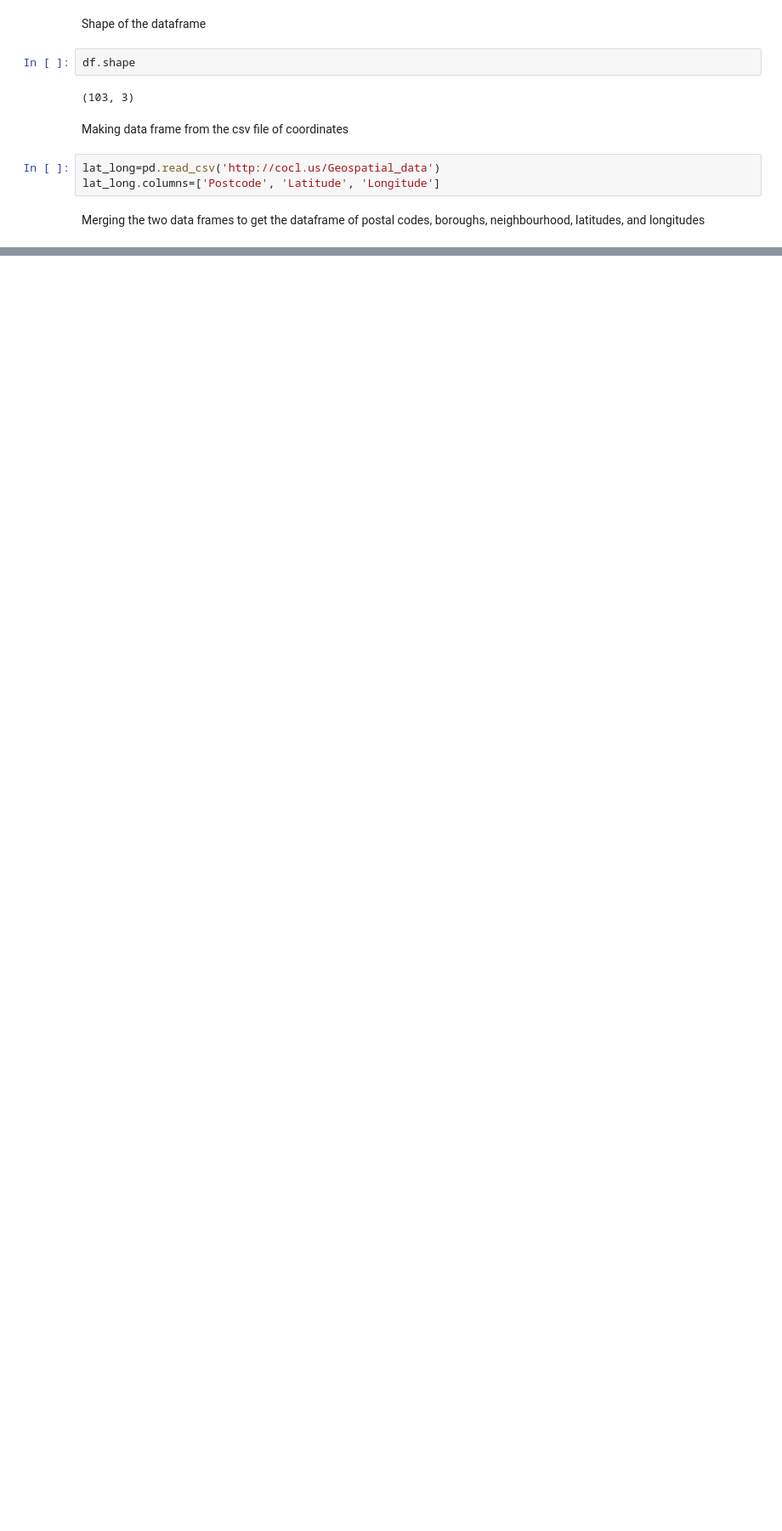
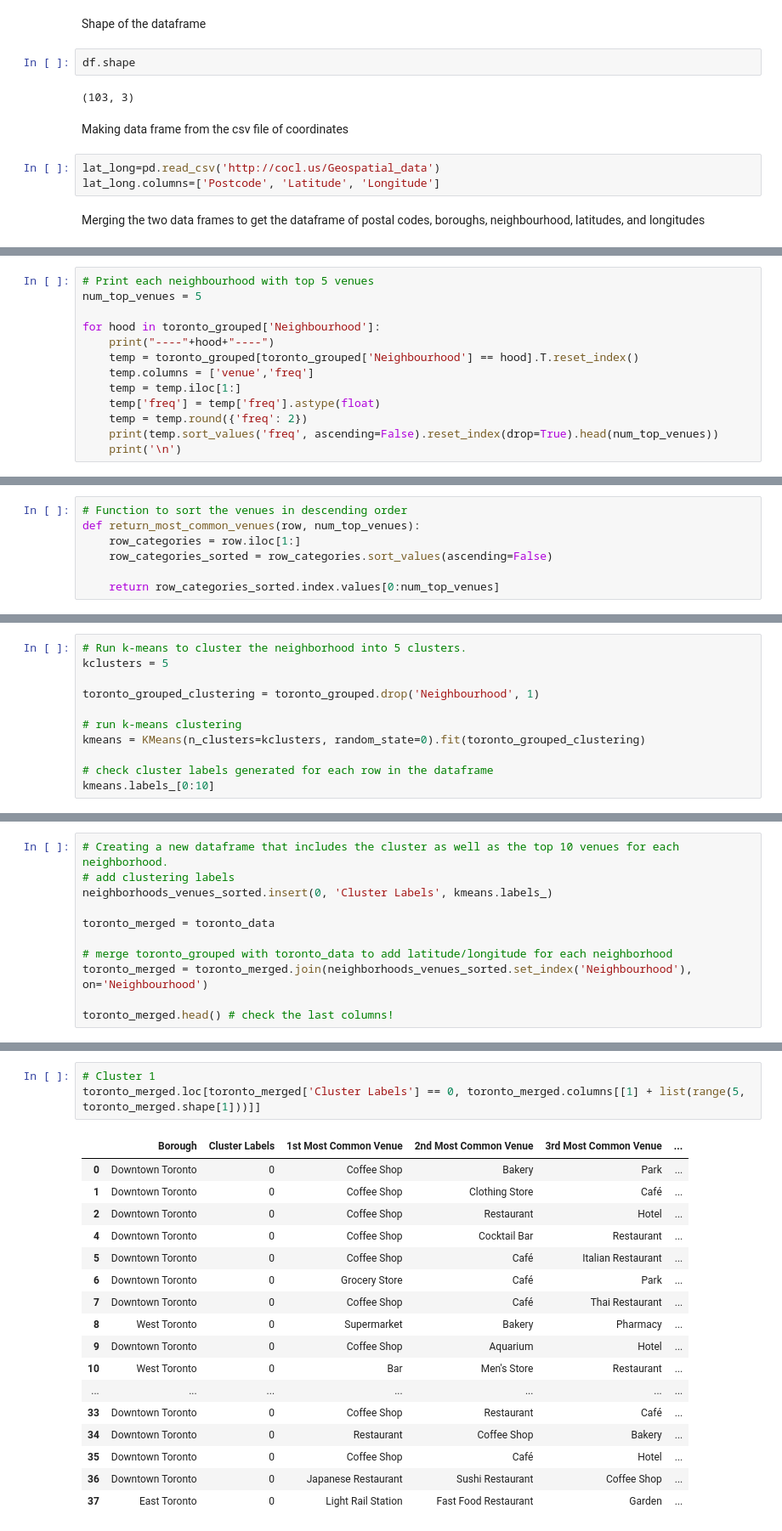
Before and after one commit to dgovil01/Coursera_Capstone, a Jupyter notebook: Capstone_Intro_Notebook.ipynb, the cells around one changed output, grey strips where cells are left out. Shown: that part at 85% size. Drawn from its saved outputs; the diff is of its cells as text; blank space fills up the shorter version.

```diff
--- a/Capstone_Intro_Notebook.ipynb
+++ b/Capstone_Intro_Notebook.ipynb
@@ -61,0 +322,13 @@ merged
+# %%
+# Print each neighbourhood with top 5 venues
+num_top_venues = 5
+
+for hood in toronto_grouped['Neighbourhood']:
+    print("----"+hood+"----")
+    temp = toronto_grouped[toronto_grouped['Neighbourhood'] == hood].T.reset_index()
+    temp.columns = ['venue','freq']
+    temp = temp.iloc[1:]
+    temp['freq'] = temp['freq'].astype(float)
+    temp = temp.round({'freq': 2})
+    print(temp.sort_values('freq', ascending=False).reset_index(drop=True).head(num_top_venues))
+    print('\n')
@@ -61,0 +355,7 @@ merged
+# %%
+# Function to sort the venues in descending order
+def return_most_common_venues(row, num_top_venues):
+    row_categories = row.iloc[1:]
+    row_categories_sorted = row_categories.sort_values(ascending=False)
+
+    return row_categories_sorted.index.values[0:num_top_venues]
@@ -61,0 +393,11 @@ merged
+# %%
+# Run k-means to cluster the neighborhood into 5 clusters.
+kclusters = 5
+
+toronto_grouped_clustering = toronto_grouped.drop('Neighbourhood', 1)
+
+# run k-means clustering
+kmeans = KMeans(n_clusters=kclusters, random_state=0).fit(toronto_grouped_clustering)
+
+# check cluster labels generated for each row in the dataframe
+kmeans.labels_[0:10]
@@ -61,0 +406,11 @@ merged
+# %%
+# Creating a new dataframe that includes the cluster as well as the top 10 venues for each neighborhood.
+# add clustering labels
+neighborhoods_venues_sorted.insert(0, 'Cluster Labels', kmeans.labels_)
+
+toronto_merged = toronto_data
+
+# merge toronto_grouped with toronto_data to add latitude/longitude for each neighborhood
+toronto_merged = toronto_merged.join(neighborhoods_venues_sorted.set_index('Neighbourhood'), on='Neighbourhood')
+
+toronto_merged.head() # check the last columns!
@@ -61,0 +453,21 @@ merged
+# %%
+# Cluster 1
+toronto_merged.loc[toronto_merged['Cluster Labels'] == 0, toronto_merged.columns[[1] + list(range(5, toronto_merged.shape[1]))]]
+# %% [output]
+|  | Borough | Cluster Labels | 1st Most Common Venue | 2nd Most Common Venue | 3rd Most Common Venue | ... |
+| 0 | Downtown Toronto | 0 | Coffee Shop | Bakery | Park | ... |
+| 1 | Downtown Toronto | 0 | Coffee Shop | Clothing Store | Café | ... |
+| 2 | Downtown Toronto | 0 | Coffee Shop | Restaurant | Hotel | ... |
+| 4 | Downtown Toronto | 0 | Coffee Shop | Cocktail Bar | Restaurant | ... |
+| 5 | Downtown Toronto | 0 | Coffee Shop | Café | Italian Restaurant | ... |
+| 6 | Downtown Toronto | 0 | Grocery Store | Café | Park | ... |
+| 7 | Downtown Toronto | 0 | Coffee Shop | Café | Thai Restaurant | ... |
+| 8 | West Toronto | 0 | Supermarket | Bakery | Pharmacy | ... |
+| 9 | Downtown Toronto | 0 | Coffee Shop | Aquarium | Hotel | ... |
+| 10 | West Toronto | 0 | Bar | Men's Store | Restaurant | ... |
+| ... | ... | ... | ... | ... | ... | ... |
+| 33 | Downtown Toronto | 0 | Coffee Shop | Restaurant | Café | ... |
+| 34 | Downtown Toronto | 0 | Restaurant | Coffee Shop | Bakery | ... |
+| 35 | Downtown Toronto | 0 | Coffee Shop | Café | Hotel | ... |
+| 36 | Downtown Toronto | 0 | Japanese Restaurant | Sushi Restaurant | Coffee Shop | ... |
+| 37 | East Toronto | 0 | Light Rail Station | Fast Food Restaurant | Garden | ... |
```
Also changed, not shown: parts of 36 cells of this notebook.
